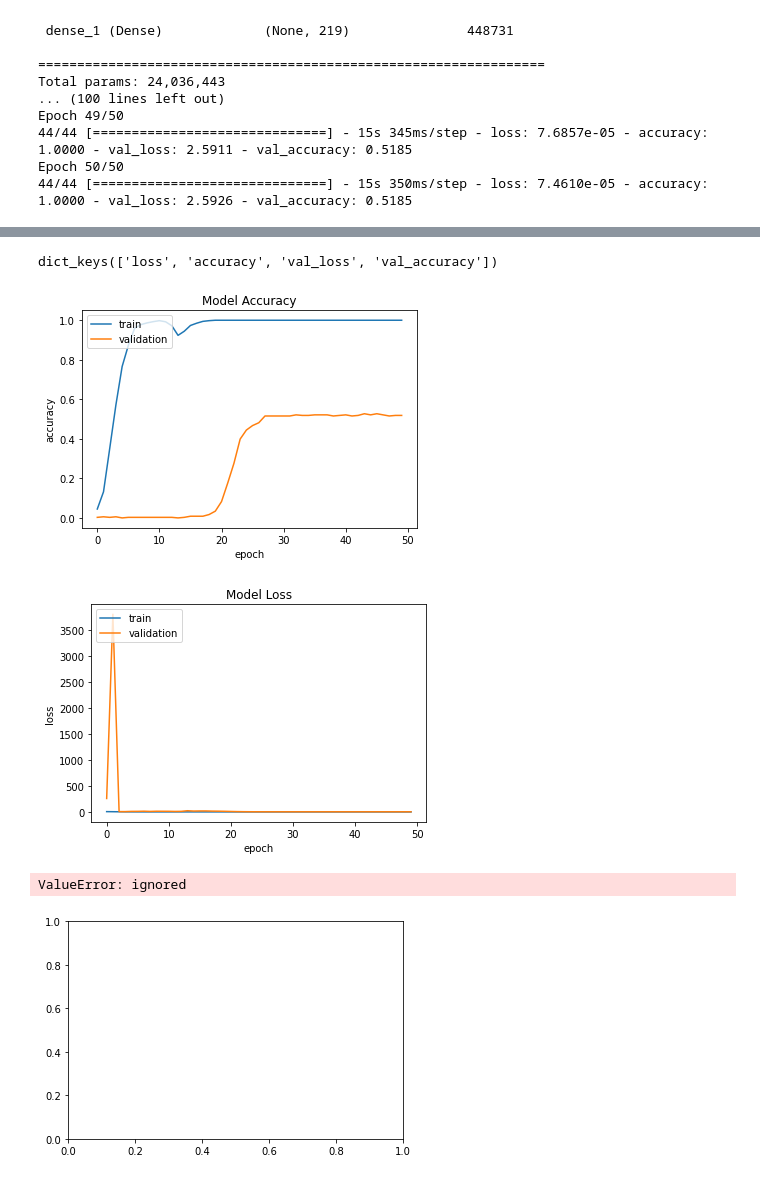
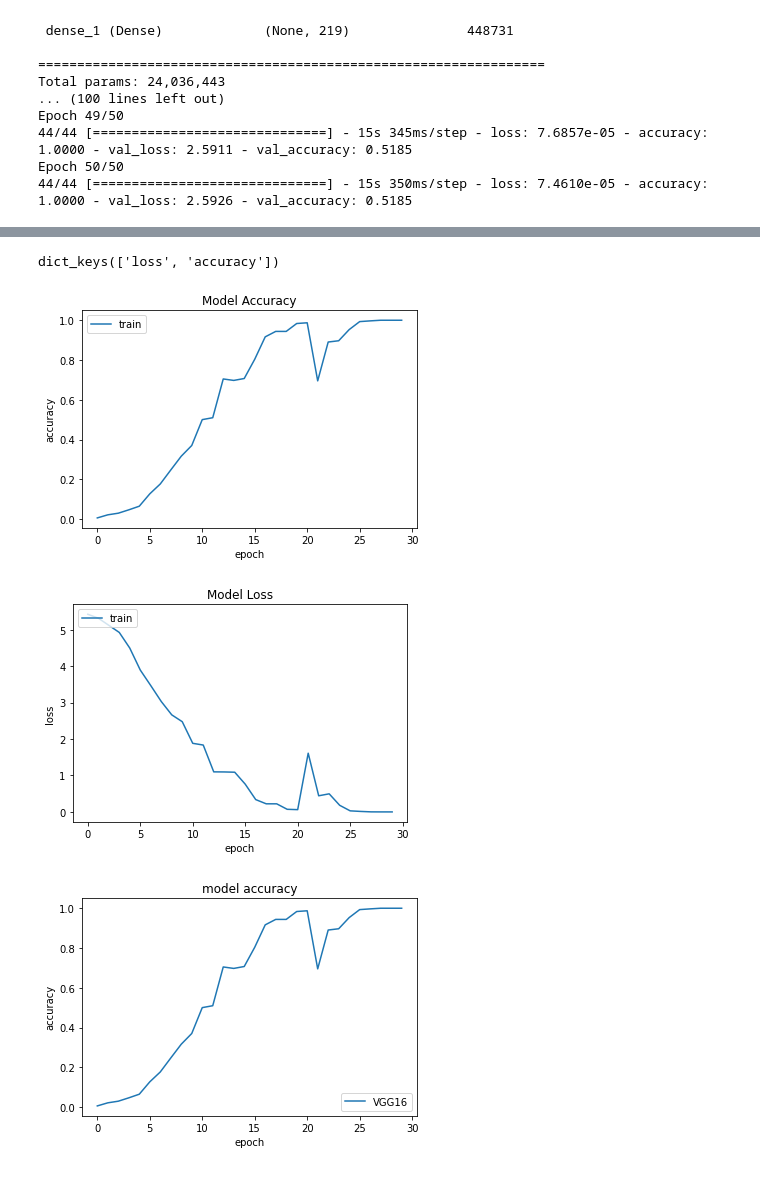
Before and after one commit to monjjjjj/orchid_classification, a Jupyter notebook: orchid_classification.ipynb, the cells around one changed output, grey strips where cells are left out. Cells and saved outputs as stored; diff of their text form; code cells hidden in the pictures.

```diff
--- a/orchid_classification.ipynb
+++ b/orchid_classification.ipynb
@@ -157,11 +157,11 @@ train_history1 = model1.fit(x=x_train, y=y_train, batch_size= BATCH_SIZE, epochs
 # build model for VGG16
 def build_model2():
   model = Sequential()
-  model.add(VGG16(include_top=False, weights='imagenet', input_tensor=None, pooling='avg', classes=219, input_shape=(224, 224, 3)))
+  model.add(VGG16(include_top= False, weights='imagenet', input_tensor=None, pooling='avg', classes=219, input_shape=(224, 224, 3)))
   model.add(Flatten())
   model.add(Dense(219,activation='softmax'))
 
-  model.compile(optimizer='adam', loss='categorical_crossentropy', metrics=['accuracy'])
+  model.compile(optimizer='SGD', loss='categorical_crossentropy', metrics=['accuracy'])
   print(model.summary())
   keras.utils.plot_model(model, show_shapes=True, dpi=64, to_file='model2.png')
 
@@ -170,4 +170,4 @@ def build_model2():
 #training for VGG16
 model2 = build_model2()
 
-train_history2 = model2.fit(x=x_train, y=y_train, batch_size= BATCH_SIZE, epochs=20, verbose=1)
+train_history2 = model2.fit(x=x_train, y=y_train, batch_size= BATCH_SIZE, epochs=30, verbose=1)
@@ -174,48 +192,47 @@ train_history2 = model2.fit(x=x_train, y=y_train, batch_size= BATCH_SIZE, epochs
 # %%
-print(train_history.history.keys())
+print(train_history2.history.keys())
 #print(train_history1.history.keys())
 # %% [output]
-dict_keys(['loss', 'accuracy', 'val_loss', 'val_accuracy'])
+dict_keys(['loss', 'accuracy'])
 # %%
 def show_train_history(train_history,train,validation):
 
   if train == 'accuracy':
     plt.plot(train_history.history[train])
-    plt.plot(train_history.history[validation])
+    #plt.plot(train_history.history[validation])
     plt.title('Model Accuracy')
     plt.ylabel('accuracy')
     plt.xlabel('epoch')
   else:
     plt.plot(train_history.history[train])
-    plt.plot(train_history.history[validation])
+    #plt.plot(train_history.history[validation])
     plt.title('Model Loss')
     plt.ylabel('loss')
     plt.xlabel('epoch')
 
   plt.legend(['train','validation'],loc='upper left')
   plt.show()
 
-show_train_history(train_history,'accuracy','val_accuracy')
-show_train_history(train_history,'loss','val_loss')
+show_train_history(train_history2,'accuracy','val_accuracy')
+show_train_history(train_history2,'loss','val_loss')
 #show_train_history(train_history1,'accuracy','val_accuracy')
 #show_train_history(train_history1,'loss','val_loss')
 # %% [output]
-[figure, old version]
+[figure, new version]
-[figure, old version]
+[figure, new version]
 # %%
 # summarize history for accuracy
 #x = np.arange(20)
-plt.plot(x, train_history.history['accuracy'], label=ResNet50)
+plt.plot(train_history2.history['accuracy'], label=VGG16)
 #plt.plot(x, train_history1.history['accuracy'], label=ResNet152)
 
-plt.plot(train_history.history['val_accuracy'])
+#plt.plot(train_history2.history['val_accuracy'])
 plt.title('model accuracy')
 plt.ylabel('accuracy')
 plt.xlabel('epoch')
-plt.legend(['ResNet50', 'ResNet152'], loc='lower right')
+plt.legend(['VGG16', 'ResNet152'], loc='lower right')
 plt.show()
 # %% [output]
-ValueError: ignored
-[figure, old version]
+[figure, new version]
 # %%
 # summarize history for loss
```
Also changed, not shown: parts of 2 cells of this notebook.
